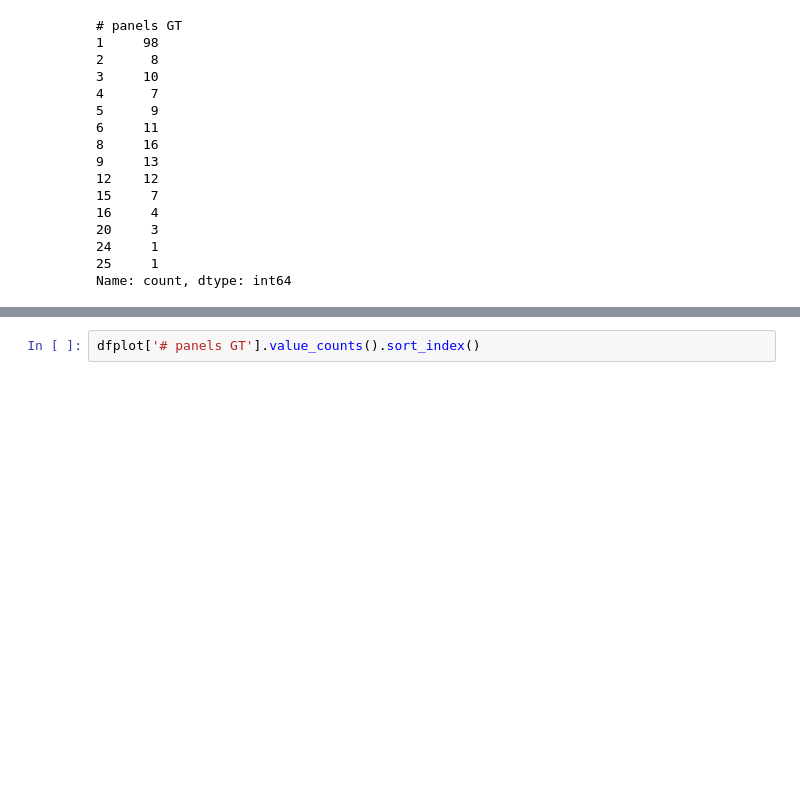
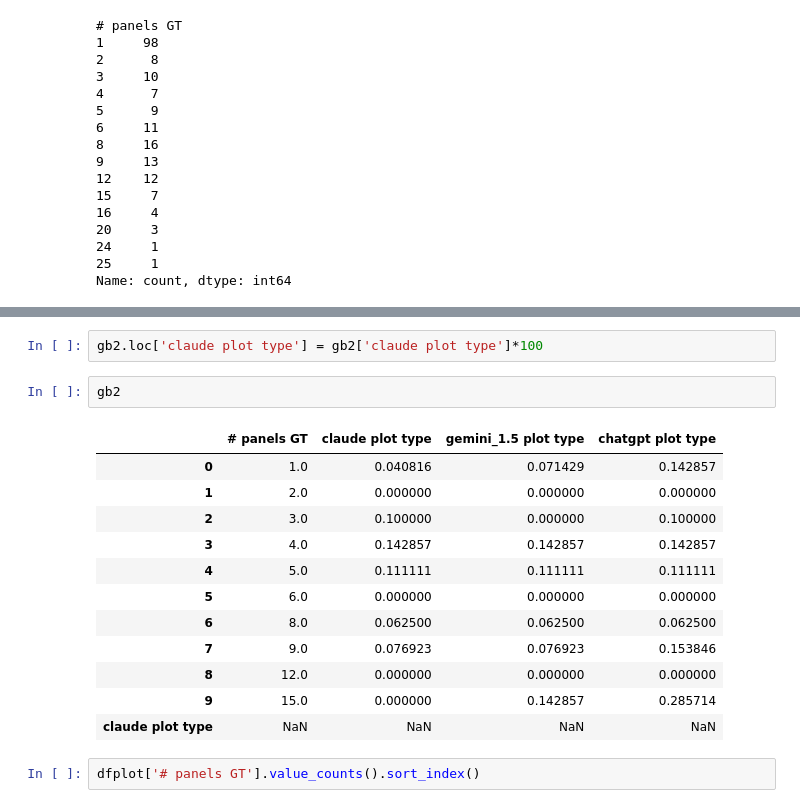
Before and after one commit to ReadingTimeMachine/LLM_VQA_MultiPanel, a Jupyter notebook: parse_lmm_outputs_to_figs.ipynb, the cells around one changed output, grey strips where cells are left out. Drawn from its saved outputs; the diff is of its cells as text; blank space fills up the shorter version.

```diff
--- a/parse_lmm_outputs_to_figs.ipynb
+++ b/parse_lmm_outputs_to_figs.ipynb
@@ -346,3 +388,20 @@ plt.show()
+# %%
+gb2.loc['claude plot type'] = gb2['claude plot type']*100
+# %%
+gb2
+# %% [output]
+|  | # panels GT | claude plot type | gemini_1.5 plot type | chatgpt plot type |
+| 0 | 1.0 | 0.040816 | 0.071429 | 0.142857 |
+| 1 | 2.0 | 0.000000 | 0.000000 | 0.000000 |
+| 2 | 3.0 | 0.100000 | 0.000000 | 0.100000 |
+| 3 | 4.0 | 0.142857 | 0.142857 | 0.142857 |
+| 4 | 5.0 | 0.111111 | 0.111111 | 0.111111 |
+| 5 | 6.0 | 0.000000 | 0.000000 | 0.000000 |
+| 6 | 8.0 | 0.062500 | 0.062500 | 0.062500 |
+| 7 | 9.0 | 0.076923 | 0.076923 | 0.153846 |
+| 8 | 12.0 | 0.000000 | 0.000000 | 0.000000 |
+| 9 | 15.0 | 0.000000 | 0.142857 | 0.285714 |
+| claude plot type | NaN | NaN | NaN | NaN |
 # %%
 dfplot['# panels GT'].value_counts().sort_index()
 # %% [output]
```
Also changed, not shown: parts of 5 cells of this notebook, 1 other file.
